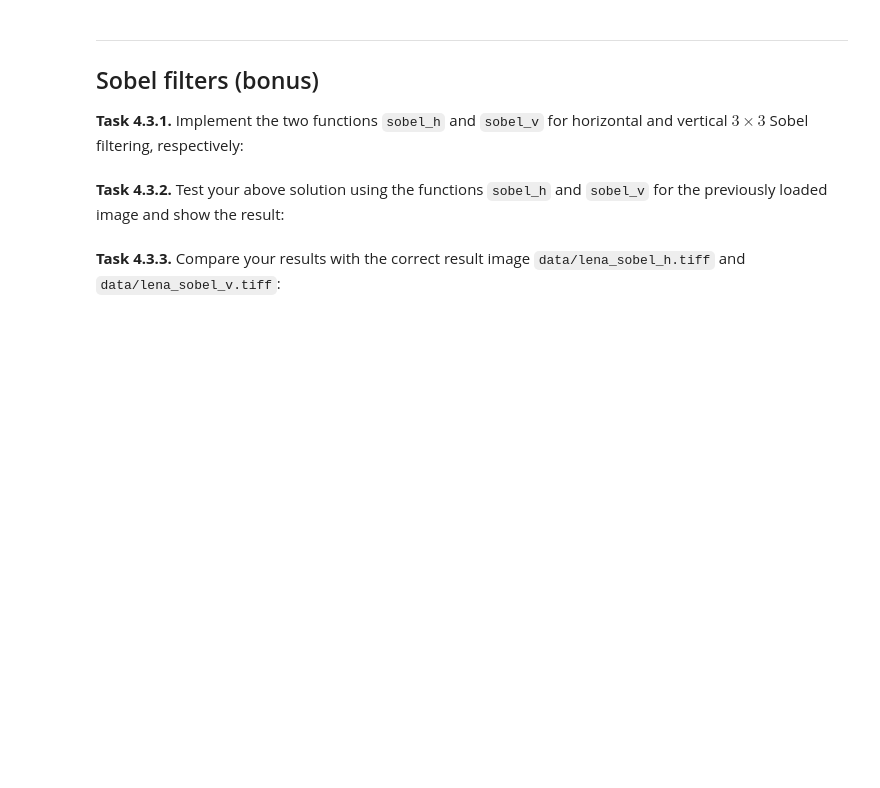
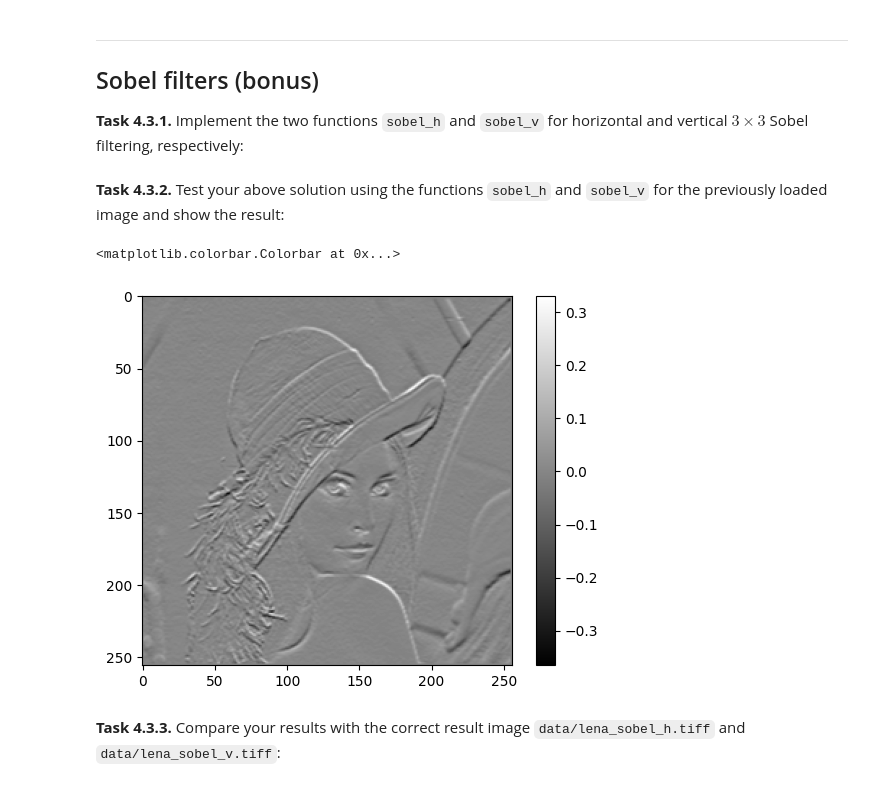
Before and after one commit to leventetn/mobi-fs3-python, a Jupyter notebook: task4.ipynb, the cells around one changed output. Cells and saved outputs as stored; diff of their text form; code cells hidden in the pictures; blank space fills up the shorter version.

```diff
--- a/task4.ipynb
+++ b/task4.ipynb
@@ -117,4 +171,13 @@ assert numpy.allclose(img_g, lena_g, atol=1/255)
 # %% [markdown]
 **<a id="#">Task 4.3.2.</a>** Test your above solution using the functions `sobel_h` and `sobel_v` for the previously loaded image and show the result:
+# %%
+'''plt.imshow(sobel_h(lena), "gray")
+plt.colorbar()'''
+
+plt.imshow(sobel_v(lena), "gray")
+plt.colorbar()
+# %% [output]
+<matplotlib.colorbar.Colorbar at 0x...>
+[figure, added]
 # %% [markdown]
 **<a id="#">Task 4.3.3.</a>** Compare your results with the correct result image `data/lena_sobel_h.tiff` and `data/lena_sobel_v.tiff`:
```
Also changed, not shown: parts of 2 cells of this notebook.
